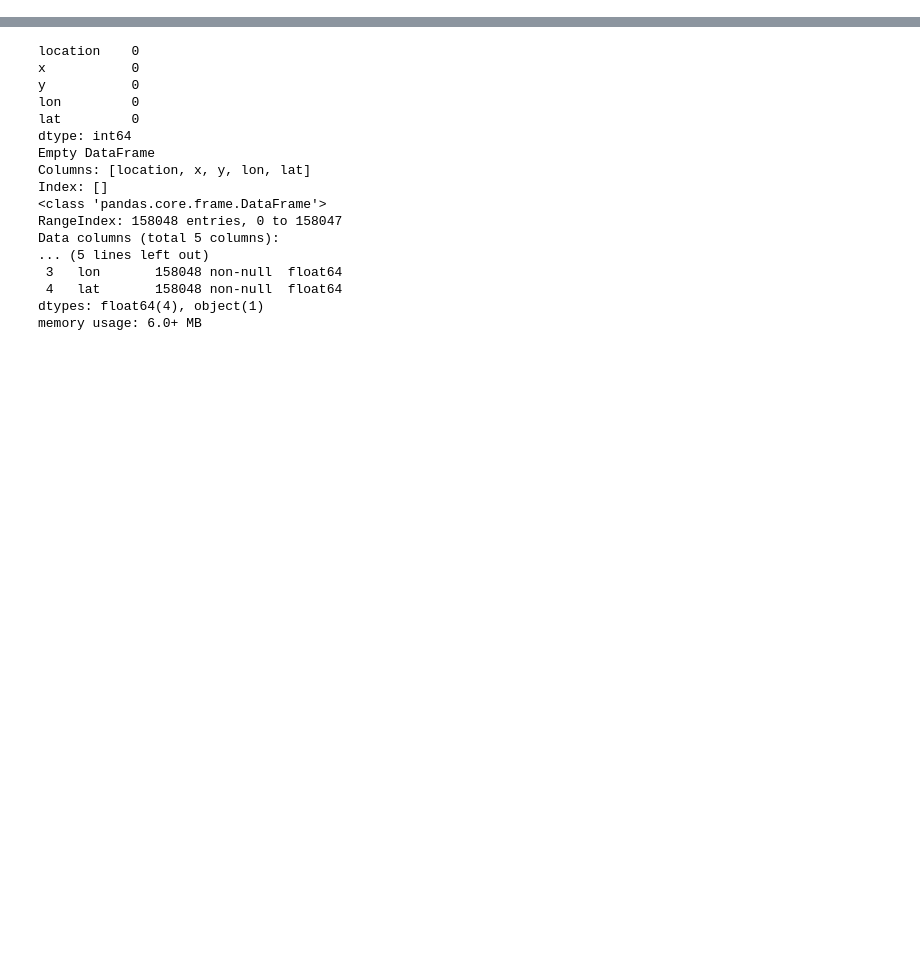
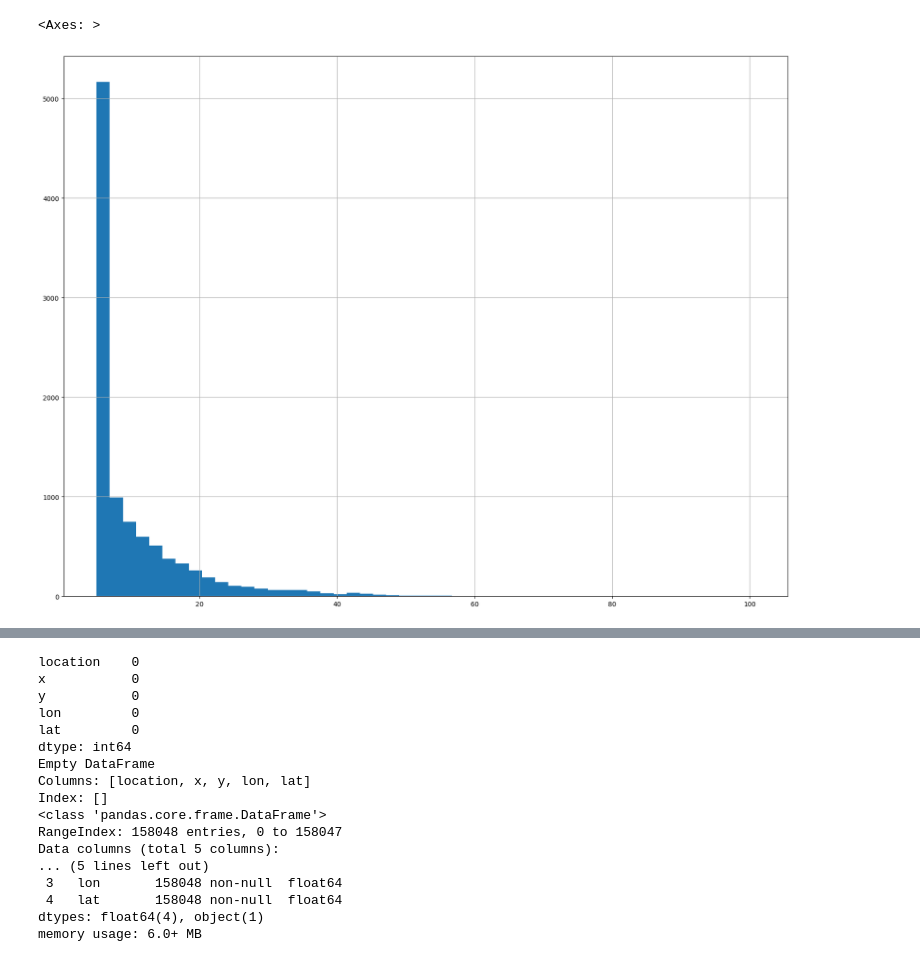
Before and after one commit to nabilalibou/Uber_Fare_Prediction_Explained, a Jupyter notebook: EDA.ipynb, the cells around one changed output, grey strips where cells are left out. Cells and saved outputs as stored; diff of their text form; code cells hidden in the pictures; blank space fills up the shorter version.

```diff
--- a/EDA.ipynb
+++ b/EDA.ipynb
@@ -96,3 +124,8 @@ plt.show()
+# %%
+uber_data['fee'].hist(bins=50, figsize=(20,15))
+# %% [output]
+<Axes: >
+[figure, added]
 # %%
 meteo = pd.read_csv("data/meteo_france.csv")
 meteo.columns
```
Also changed, not shown: parts of 45 cells of this notebook, 1 other file.
